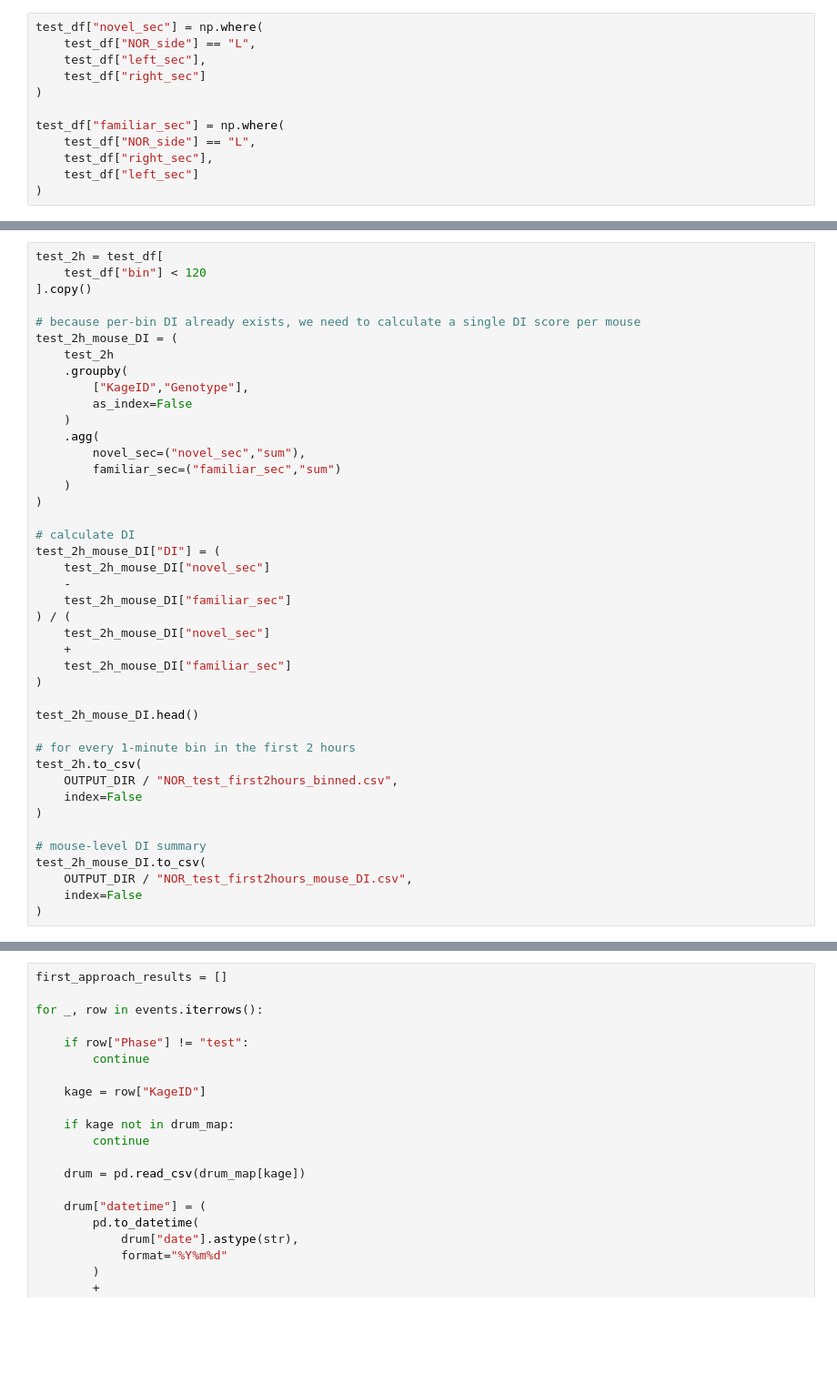
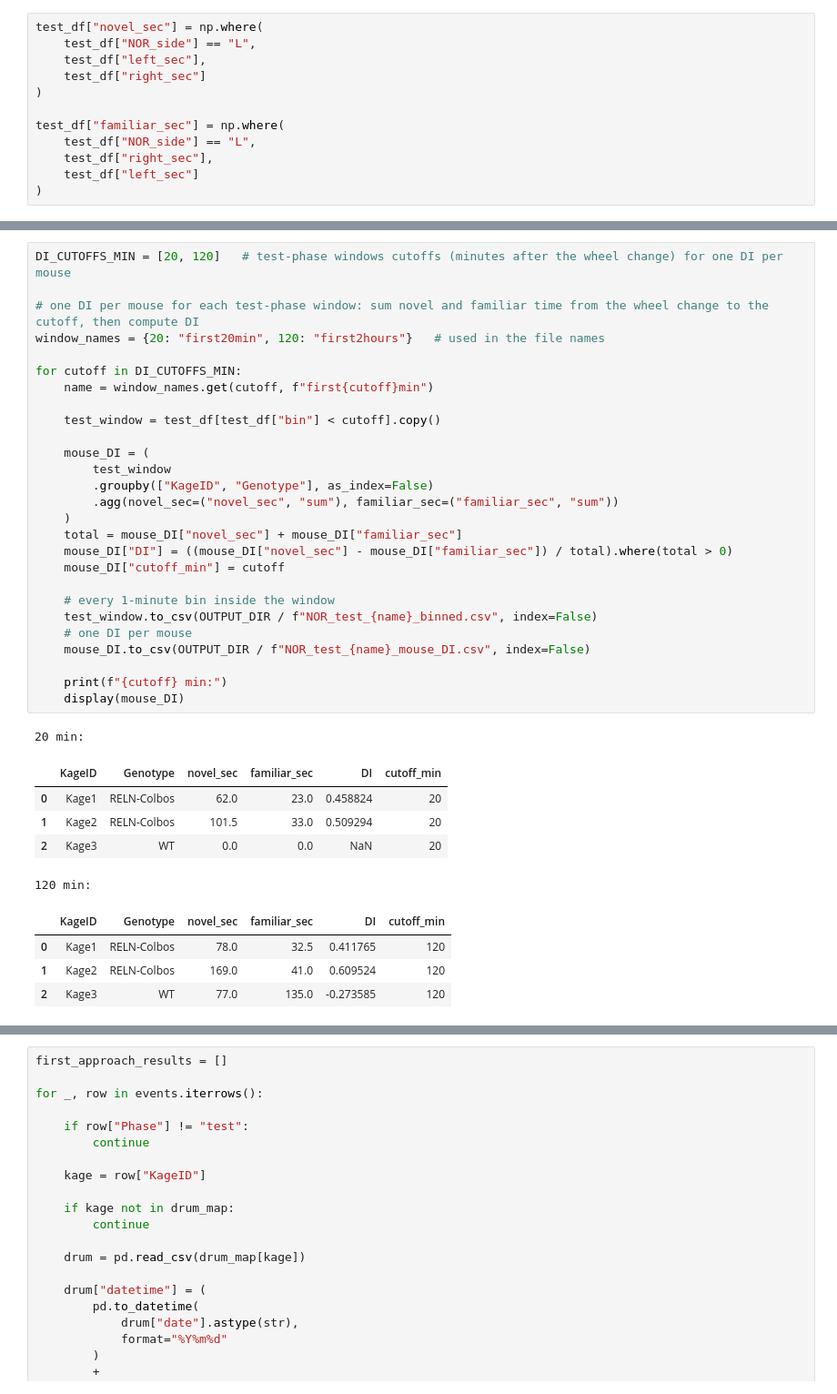
Before and after one commit to lkatsouri/SmartKages_NOR_T-maze, a Jupyter notebook: SmartKage_NOR_postprocessing.ipynb, the cells around one changed output, grey strips where cells are left out. Shown at 91% size. Cells and saved outputs as stored; diff of their text form; blank space fills up the shorter version.

```diff
--- a/SmartKage_NOR_postprocessing.ipynb
+++ b/SmartKage_NOR_postprocessing.ipynb
@@ -775,43 +777,39 @@ This dataframe contains only the first 2 hours after wheel rotation during the t
 # %%
-test_2h = test_df[
-    test_df["bin"] < 120
-].copy()
+DI_CUTOFFS_MIN = [20, 120]   # test-phase windows cutoffs (minutes after the wheel change) for one DI per mouse
 
-# because per-bin DI already exists, we need to calculate a single DI score per mouse
-test_2h_mouse_DI = (
-    test_2h
-    .groupby(
-        ["KageID","Genotype"],
-        as_index=False
+# one DI per mouse for each test-phase window: sum novel and familiar time from the wheel change to the cutoff, then compute DI
+window_names = {20: "first20min", 120: "first2hours"}   # used in the file names
+
+for cutoff in DI_CUTOFFS_MIN:
+    name = window_names.get(cutoff, f"first{cutoff}min")
+
+    test_window = test_df[test_df["bin"] < cutoff].copy()
+
+    mouse_DI = (
+        test_window
+        .groupby(["KageID", "Genotype"], as_index=False)
+        .agg(novel_sec=("novel_sec", "sum"), familiar_sec=("familiar_sec", "sum"))
     )
-    .agg(
-        novel_sec=("novel_sec","sum"),
-        familiar_sec=("familiar_sec","sum")
-    )
-)
+    total = mouse_DI["novel_sec"] + mouse_DI["familiar_sec"]
+    mouse_DI["DI"] = ((mouse_DI["novel_sec"] - mouse_DI["familiar_sec"]) / total).where(total > 0)
+    mouse_DI["cutoff_min"] = cutoff
 
-# calculate DI
-test_2h_mouse_DI["DI"] = (
-    test_2h_mouse_DI["novel_sec"]
-    -
-    test_2h_mouse_DI["familiar_sec"]
-) / (
-    test_2h_mouse_DI["novel_sec"]
-    +
-    test_2h_mouse_DI["familiar_sec"]
-)
+    # every 1-minute bin inside the window
+    test_window.to_csv(OUTPUT_DIR / f"NOR_test_{name}_binned.csv", index=False)
+    # one DI per mouse
+    mouse_DI.to_csv(OUTPUT_DIR / f"NOR_test_{name}_mouse_DI.csv", index=False)
 
-test_2h_mouse_DI.head()
-
-# for every 1-minute bin in the first 2 hours
-test_2h.to_csv(
-    OUTPUT_DIR / "NOR_test_first2hours_binned.csv",
-    index=False
-)
-
-# mouse-level DI summary
-test_2h_mouse_DI.to_csv(
-    OUTPUT_DIR / "NOR_test_first2hours_mouse_DI.csv",
-    index=False
-)
+    print(f"{cutoff} min:")
+    display(mouse_DI)
+# %% [output]
+20 min:
+|  | KageID | Genotype | novel_sec | familiar_sec | DI | cutoff_min |
+| 0 | Kage1 | RELN-Colbos | 62.0 | 23.0 | 0.458824 | 20 |
+| 1 | Kage2 | RELN-Colbos | 101.5 | 33.0 | 0.509294 | 20 |
+| 2 | Kage3 | WT | 0.0 | 0.0 | NaN | 20 |
+120 min:
+|  | KageID | Genotype | novel_sec | familiar_sec | DI | cutoff_min |
+| 0 | Kage1 | RELN-Colbos | 78.0 | 32.5 | 0.411765 | 120 |
+| 1 | Kage2 | RELN-Colbos | 169.0 | 41.0 | 0.609524 | 120 |
+| 2 | Kage3 | WT | 77.0 | 135.0 | -0.273585 | 120 |
 # %% [markdown]
```
Also changed, not shown: parts of 14 cells of this notebook.
